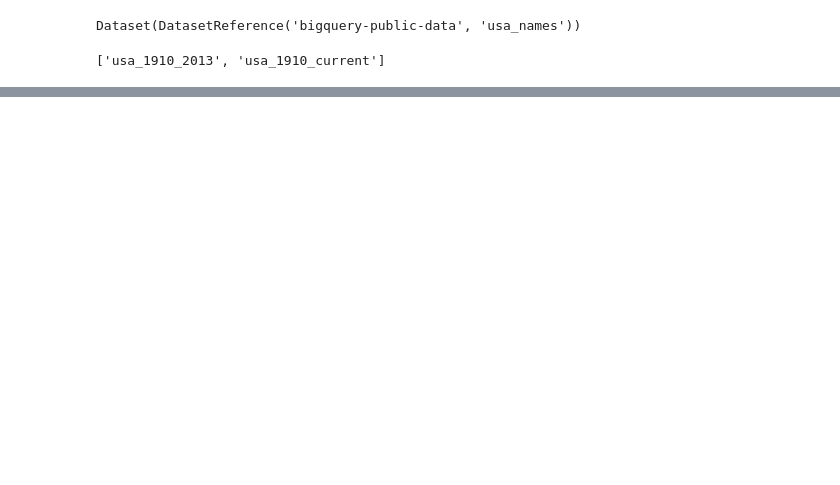
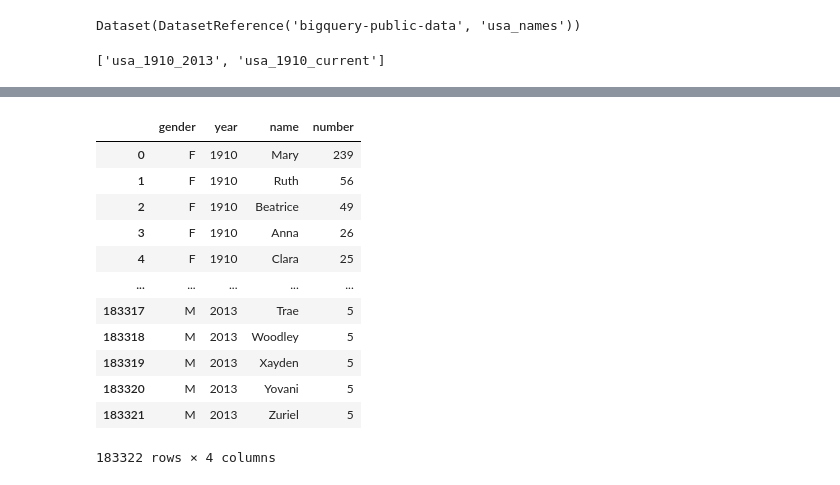
Before and after one commit to KimByoungmo/study_repos, a Jupyter notebook: python/kaggle/bigquery_example/bigquery_3.ipynb, the cells around one changed output, grey strips where cells are left out. Cells and saved outputs as stored; diff of their text form; code cells hidden in the pictures; blank space fills up the shorter version.

```diff
--- a/python/kaggle/bigquery_example/bigquery_3.ipynb
+++ b/python/kaggle/bigquery_example/bigquery_3.ipynb
@@ -54,0 +110,16 @@ talbe의 총 data row수는 6,028,151
+# %%
+df[["gender","year","name","number"]].groupby(["gender","year"])
+# %% [output]
+|  | gender | year | name | number |
+| 0 | F | 1910 | Mary | 239 |
+| 1 | F | 1910 | Ruth | 56 |
+| 2 | F | 1910 | Beatrice | 49 |
+| 3 | F | 1910 | Anna | 26 |
+| 4 | F | 1910 | Clara | 25 |
+| ... | ... | ... | ... | ... |
+| 183317 | M | 2013 | Trae | 5 |
+| 183318 | M | 2013 | Woodley | 5 |
+| 183319 | M | 2013 | Xayden | 5 |
+| 183320 | M | 2013 | Yovani | 5 |
+| 183321 | M | 2013 | Zuriel | 5 |
+183322 rows × 4 columns
```
Also changed, not shown: parts of 12 cells of this notebook, 4 other files.
